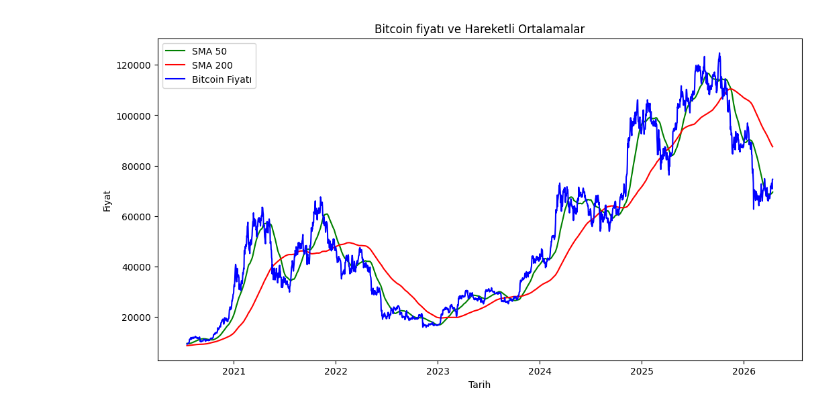
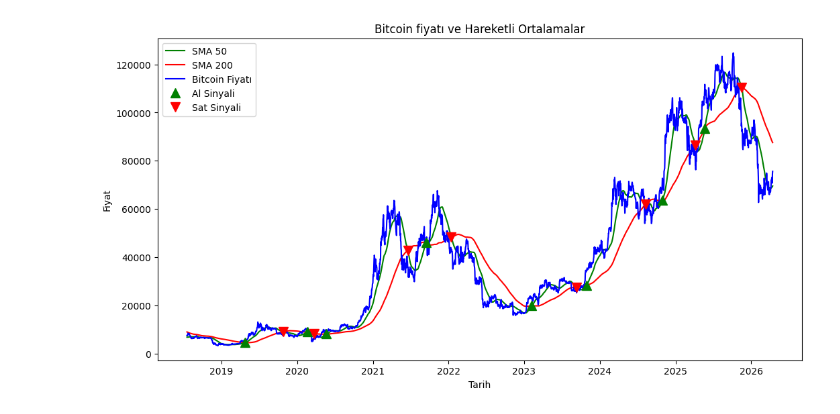
Before and after one commit to windlok/kripto-para-piyasas-analizi-ve-strateji-testi, a Jupyter notebook: main.ipynb, the cells around one changed output. Cells and saved outputs as stored; diff of their text form; code cells hidden in the pictures.

Commit message:
al sat sinyali veren

```diff
--- a/main.ipynb
+++ b/main.ipynb
@@ -5,11 +5,12 @@ import matplotlib.pyplot as plt
 import yfinance as yf
 %matplotlib inline
 # %%
-df = yf.download('BTC-USD', start='2020-01-01')
+df = yf.download('BTC-USD', start='2018-01-01')
 veridataframe = df[['Close']].copy()
 veridataframe['SMA_50'] = veridataframe['Close'].rolling(window=50).mean() #50 günlük hareketli ortalama
 veridataframe['SMA_200'] = veridataframe['Close'].rolling(window=200).mean() #200 günlük hareketli ortalama
 veridataframe = veridataframe.dropna() #NaN değerlerini kaldırmak için
-veridataframe
+veridataframe['Trend'] = (veridataframe['SMA_50'] > veridataframe['SMA_200']).astype(int) #Trend sütunu, SMA_50'nin SMA_200'den büyük olup olmadığını kontrol eder. Büyükse 1, değilse 0 olarak atanır.
+veridataframe['Signal'] = veridataframe['Trend'].diff() #Signal sütunu, Trend sütunundaki değişiklikleri gösterir. Trend değiştiğinde 1 veya -1 olur, aksi takdirde 0 kalır.
 # %% [output]
 [*********************100%***********************]  1 of 1 completed
@@ -31,16 +17,24 @@ veridataframe
 # %%
 fig = plt.figure(figsize=(12,6))
 ax = fig.add_axes([0.1,0.1,0.8,0.8])
+
 ax.plot(veridataframe.index,veridataframe['SMA_50'],"g",label="SMA 50") #sma 50'yi yeşil renkte çiz
 ax.plot(veridataframe.index,veridataframe['SMA_200'],"r",label="SMA 200") #sma 200'ü kırmızı renkte çiz
 ax.plot(veridataframe.index,veridataframe['Close'],"b",label="Bitcoin Fiyatı") #bitcoin fiyatını mavi renkte çiz
+
+al_sinyalleri = veridataframe[veridataframe['Signal'] == 1]
+sat_sinyalleri = veridataframe[veridataframe['Signal'] == -1]
+
+ax.plot(al_sinyalleri.index, al_sinyalleri['SMA_50'], "^", markersize=10, color='g', label='Al Sinyali') #al sinyallerini yeşil üçgenlerle göster
+ax.plot(sat_sinyalleri.index, sat_sinyalleri['SMA_50'], "v", markersize=10, color='r', label='Sat Sinyali') #sat sinyallerini kırmızı ters üçgenlerle göster
+
 ax.set_title("Bitcoin fiyatı ve Hareketli Ortalamalar")
 ax.set_xlabel("Tarih")
 ax.set_ylabel("Fiyat")
 ax.legend()
 
 plt.show()
 # %% [output]
-[figure, old version]
+[figure, new version]
 # %%
 fig.savefig("bitcoin_fiyat_ve_hareketli_ortalamalar.png" , dpi=300)
```
Also changed, not shown: parts of 1 cell of this notebook, 1 other file.
